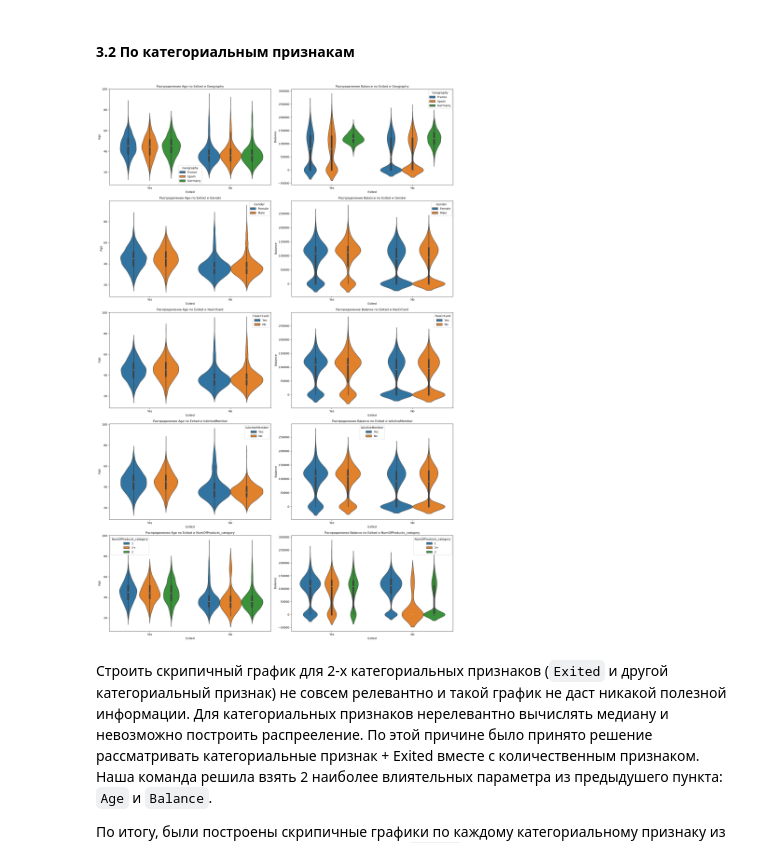
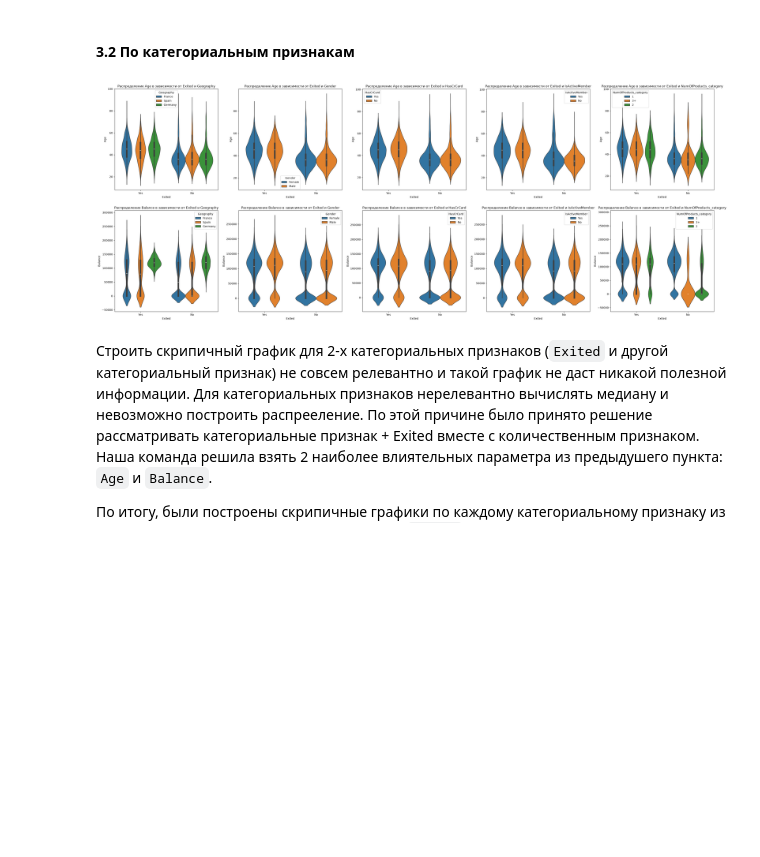
Before and after one commit to ddoszcx/bank-customer-churn, a Jupyter notebook: ПРОЕКТ (1).ipynb, the cells around one changed output. Cells and saved outputs as stored; diff of their text form; code cells hidden in the pictures; blank space fills up the shorter version.

````diff
--- a/ПРОЕКТ (1).ipynb
+++ b/ПРОЕКТ (1).ipynb
@@ -180,9 +167,9 @@ for i in range(len(numeric_cols)):
 # %%
 
-lst = ["CreditScore", "Age"] # убрали NumOfProducts поскольку он не является непрерывнной переменной
+lst = ["CreditScore", "Age"]
 
-fig, ax = plt.subplots(1, len(lst), figsize=(20, 4)) # создаем сетку графиков с 1 строкой и 2 столбцами (для каждого признака в lst)
+fig, ax = plt.subplots(1, 2, figsize=(16, 4)) # создаем сетку графиков с 1 строкой и 4 столбцами (для каждого признака в lst)
 for i in range(len(lst)):
     ax[i].set_title(lst[i]) # добавляем заголовки на графики
-    ax[i].hist(df_clean[lst[i]], bins = 25, density = True) # рисуем гистограммы
+    ax[i].hist(df_clean[lst[i]]) # рисуем гистограммы
 # %% [output]
@@ -289,13 +282,15 @@ df_train, df_test = train_test_split(df_clean, test_size=0.2, random_state=42)
 
 df_train_clean = df_train.copy()
 
+a = ["Age"]
 
-q1 = df_train_clean['Age'].quantile(0.25)
-q3 = df_train_clean['Age'].quantile(0.75)
-IQR = q3 - q1
-left = q1 - 1.5 * IQR
-right = q3 + 1.5 * IQR
-df_train_clean = df_train_clean[df_train_clean['Age'].between(left, right)]
+for i in a:
+    q1 = df_train_clean[i].quantile(0.25)
+    q3 = df_train_clean[i].quantile(0.75)
+    IQR = q3 - q1
+    left = q1 - 1.5 * IQR
+    right = q3 + 1.5 * IQR
+    df_train_clean = df_train_clean[df_train_clean[i].between(left, right)]
 
 df_train_clean['Age_Category'] = df_train_clean['Age'].apply(g)
 df_train['Age_Category'] = df_train['Age'].apply(g)
@@ -373,14 +417,11 @@ df_clean_new["ln_Age"] = np.log(df_clean_new["Age"]) # новый признак
 numeric_cols_new = ['CreditScore', 'Age', "ln_Age", 'Tenure', 'Balance', 'EstimatedSalary'] # новый список количественных признаков
 
 
-# 3 строки, 2 столбца
-fig, ax = plt.subplots(3, 2, figsize=(16, 15))
+fig, ax = plt.subplots(2, 3, figsize=(30, 10))
 
 ax = ax.flatten()
 
 for i in range(len(numeric_cols_new)):
+
     sns.histplot(df_clean_new[numeric_cols_new[i]], bins=40, kde=True, ax=ax[i])  # рисуем гистограммы с линиями KDE
-
-plt.tight_layout()
-plt.show()
 # %% [output]
@@ -504,25 +528,25 @@ for i in range(len(numeric_cols_new)):
 # %%
 a = ["Age", "Balance"]
 
 categorical_cols_special = ['Geography', 'Gender', 'HasCrCard', 'IsActiveMember', "NumOfProducts_category"]
 
-# 5 строк, 2 колонки. Подходящий размер под вертикальную сетку
-fig, ax = plt.subplots(5, 2, figsize=(18, 28))
+fig, ax = plt.subplots(2, 5, figsize=(40, 15))
+
 ax = ax.flatten()
 
 index = 0
 
+for i in range(len(a)):
+    for j in range(len(categorical_cols_special)):
 
-for cat in categorical_cols_special:
-    for num in a:
-        sns.violinplot(x='Exited', y=num, hue=cat, data=df_prob, ax=ax[index])
-        ax[index].set_title(f"Распределение {num} по Exited и {cat}", fontsize=11)
+
+        sns.violinplot(x='Exited', y=a[i], hue=categorical_cols_special[j], data=df_prob, ax= ax[index])
+
+        ax[index].set_title(f"Распределение {a[i]} в зависимости от Exited и {categorical_cols_special[j]}")
+
         index += 1
-
-plt.tight_layout()
-plt.show()
 # %% [output]
-[figure, old version]
+[figure, new version]
 # %% [markdown]
 Строить скрипичный график для 2-х категориальных признаков (```Exited``` и другой категориальный признак) не совсем релевантно и такой график не даст никакой полезной информации. Для категориальных признаков нерелевантно вычислять медиану и невозможно построить распрееление. По этой причине было принято решение рассматривать категориальные признак + Exited вместе с количественным признаком. Наша команда решила взять 2 наиболее влиятельных параметра из предыдушего пункта: ```Age``` и ```Balance```.
 
````
Also changed, not shown: parts of 31 cells of this notebook.
